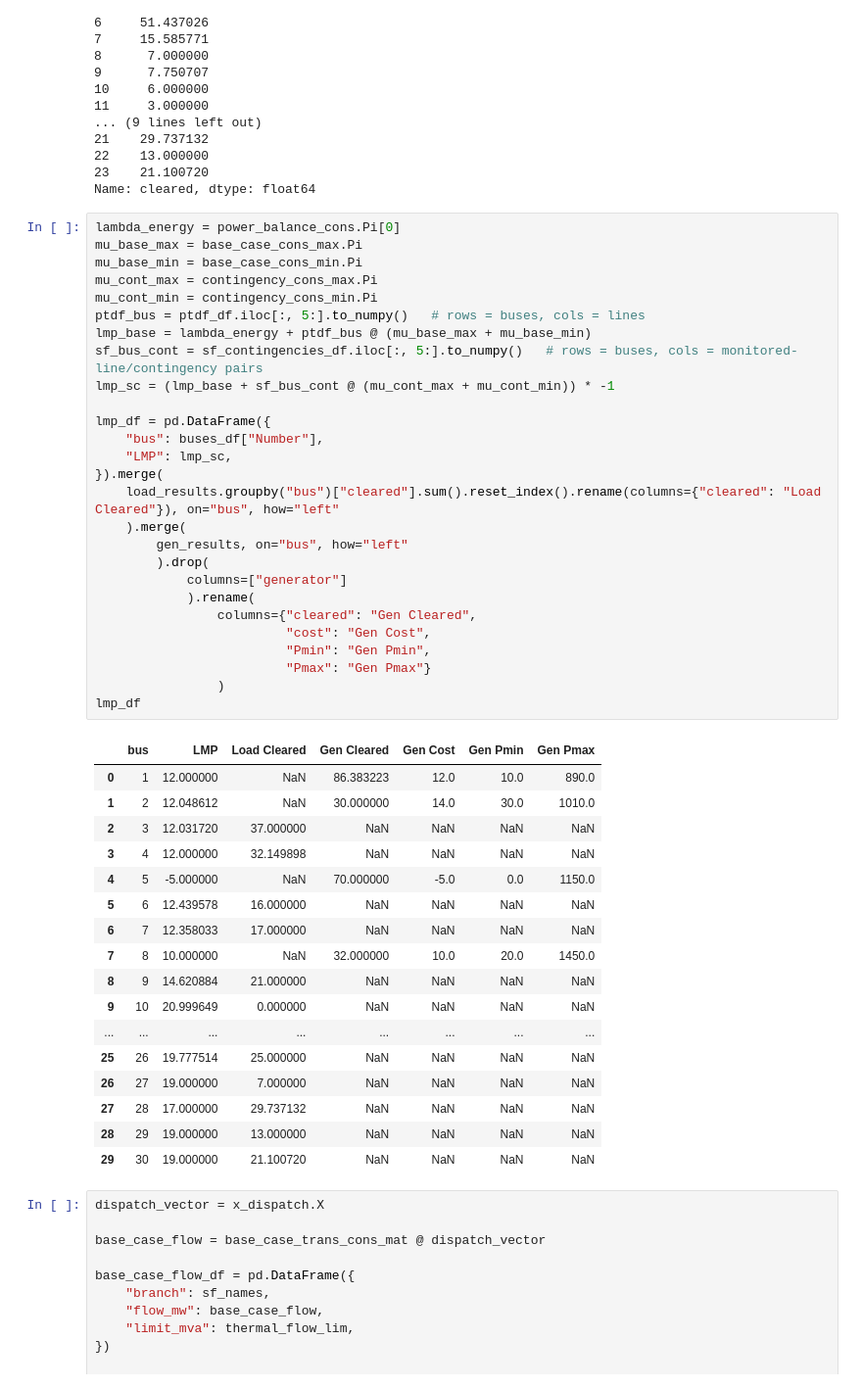
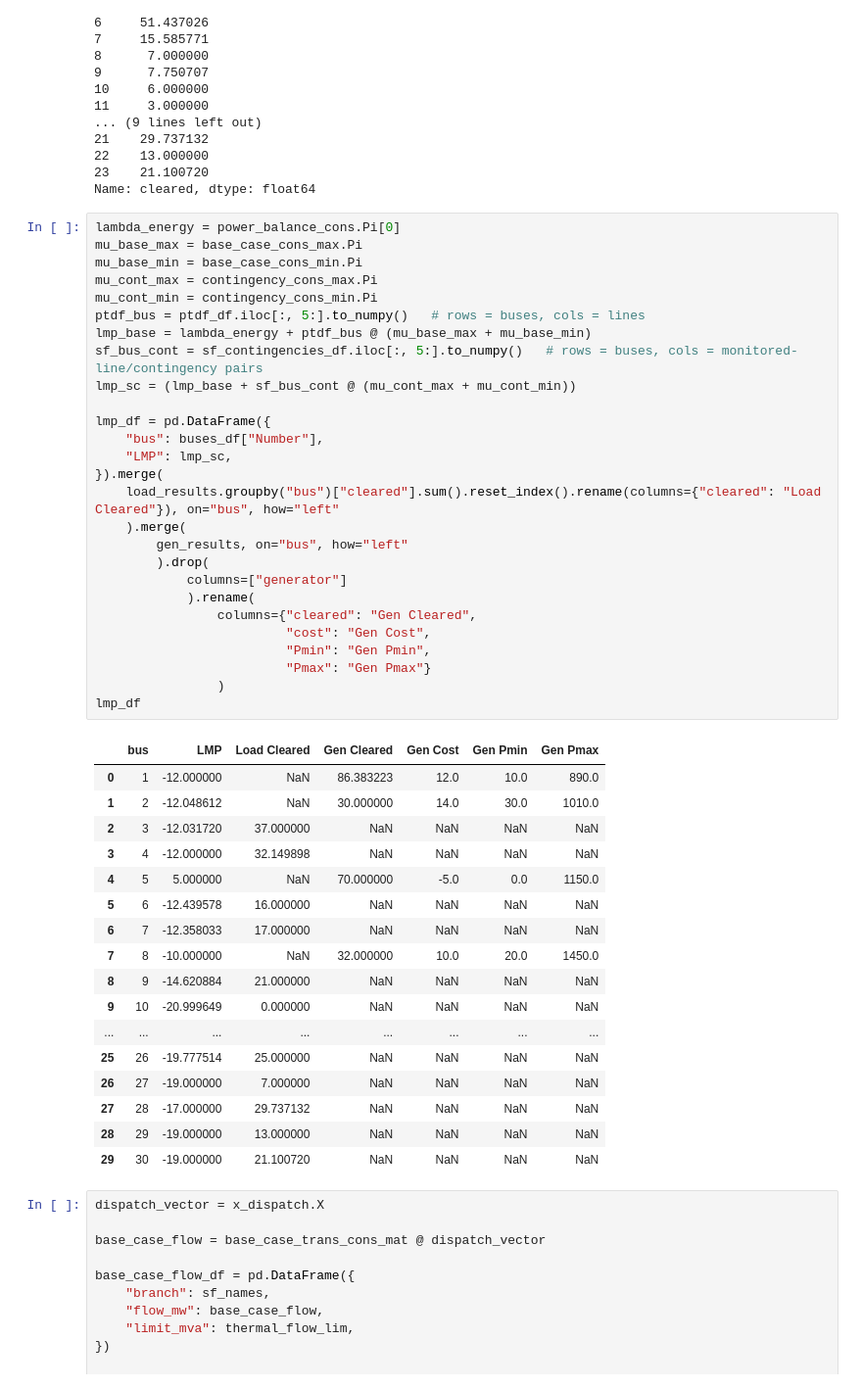
Before and after one commit to co370w26-group-smbt/power-grid-clearing, a Jupyter notebook: da-clearance-lp/da_clearance_formulation-30bus.ipynb, the cells around one changed output. Shown at 98% size. Drawn from its saved outputs; the diff is of its cells as text.

```diff
--- a/da-clearance-lp/da_clearance_formulation-30bus.ipynb
+++ b/da-clearance-lp/da_clearance_formulation-30bus.ipynb
@@ -297,48 +297,48 @@ Name: cleared, dtype: float64
 # %%
 lambda_energy = power_balance_cons.Pi[0]
 mu_base_max = base_case_cons_max.Pi
 mu_base_min = base_case_cons_min.Pi
 mu_cont_max = contingency_cons_max.Pi
 mu_cont_min = contingency_cons_min.Pi
 ptdf_bus = ptdf_df.iloc[:, 5:].to_numpy()   # rows = buses, cols = lines
 lmp_base = lambda_energy + ptdf_bus @ (mu_base_max + mu_base_min)
 sf_bus_cont = sf_contingencies_df.iloc[:, 5:].to_numpy()   # rows = buses, cols = monitored-line/contingency pairs
-lmp_sc = (lmp_base + sf_bus_cont @ (mu_cont_max + mu_cont_min)) * -1
+lmp_sc = (lmp_base + sf_bus_cont @ (mu_cont_max + mu_cont_min))
 
 lmp_df = pd.DataFrame({
     "bus": buses_df["Number"],
     "LMP": lmp_sc,
 }).merge(
     load_results.groupby("bus")["cleared"].sum().reset_index().rename(columns={"cleared": "Load Cleared"}), on="bus", how="left"
     ).merge(
         gen_results, on="bus", how="left"
         ).drop(
             columns=["generator"]
             ).rename(
                 columns={"cleared": "Gen Cleared",
                          "cost": "Gen Cost",
                          "Pmin": "Gen Pmin",
                          "Pmax": "Gen Pmax"}
                 )
 lmp_df
 # %% [output]
 |  | bus | LMP | Load Cleared | Gen Cleared | Gen Cost | Gen Pmin | Gen Pmax |
-| 0 | 1 | 12.000000 | NaN | 86.383223 | 12.0 | 10.0 | 890.0 |
-| 1 | 2 | 12.048612 | NaN | 30.000000 | 14.0 | 30.0 | 1010.0 |
-| 2 | 3 | 12.031720 | 37.000000 | NaN | NaN | NaN | NaN |
-| 3 | 4 | 12.000000 | 32.149898 | NaN | NaN | NaN | NaN |
-| 4 | 5 | -5.000000 | NaN | 70.000000 | -5.0 | 0.0 | 1150.0 |
-| 5 | 6 | 12.439578 | 16.000000 | NaN | NaN | NaN | NaN |
-| 6 | 7 | 12.358033 | 17.000000 | NaN | NaN | NaN | NaN |
-| 7 | 8 | 10.000000 | NaN | 32.000000 | 10.0 | 20.0 | 1450.0 |
-| 8 | 9 | 14.620884 | 21.000000 | NaN | NaN | NaN | NaN |
-| 9 | 10 | 20.999649 | 0.000000 | NaN | NaN | NaN | NaN |
+| 0 | 1 | -12.000000 | NaN | 86.383223 | 12.0 | 10.0 | 890.0 |
+| 1 | 2 | -12.048612 | NaN | 30.000000 | 14.0 | 30.0 | 1010.0 |
+| 2 | 3 | -12.031720 | 37.000000 | NaN | NaN | NaN | NaN |
+| 3 | 4 | -12.000000 | 32.149898 | NaN | NaN | NaN | NaN |
+| 4 | 5 | 5.000000 | NaN | 70.000000 | -5.0 | 0.0 | 1150.0 |
+| 5 | 6 | -12.439578 | 16.000000 | NaN | NaN | NaN | NaN |
+| 6 | 7 | -12.358033 | 17.000000 | NaN | NaN | NaN | NaN |
+| 7 | 8 | -10.000000 | NaN | 32.000000 | 10.0 | 20.0 | 1450.0 |
+| 8 | 9 | -14.620884 | 21.000000 | NaN | NaN | NaN | NaN |
+| 9 | 10 | -20.999649 | 0.000000 | NaN | NaN | NaN | NaN |
 | ... | ... | ... | ... | ... | ... | ... | ... |
-| 25 | 26 | 19.777514 | 25.000000 | NaN | NaN | NaN | NaN |
-| 26 | 27 | 19.000000 | 7.000000 | NaN | NaN | NaN | NaN |
-| 27 | 28 | 17.000000 | 29.737132 | NaN | NaN | NaN | NaN |
-| 28 | 29 | 19.000000 | 13.000000 | NaN | NaN | NaN | NaN |
-| 29 | 30 | 19.000000 | 21.100720 | NaN | NaN | NaN | NaN |
+| 25 | 26 | -19.777514 | 25.000000 | NaN | NaN | NaN | NaN |
+| 26 | 27 | -19.000000 | 7.000000 | NaN | NaN | NaN | NaN |
+| 27 | 28 | -17.000000 | 29.737132 | NaN | NaN | NaN | NaN |
+| 28 | 29 | -19.000000 | 13.000000 | NaN | NaN | NaN | NaN |
+| 29 | 30 | -19.000000 | 21.100720 | NaN | NaN | NaN | NaN |
 # %%
 dispatch_vector = x_dispatch.X
 
```
Also changed, not shown: 8 other files.
